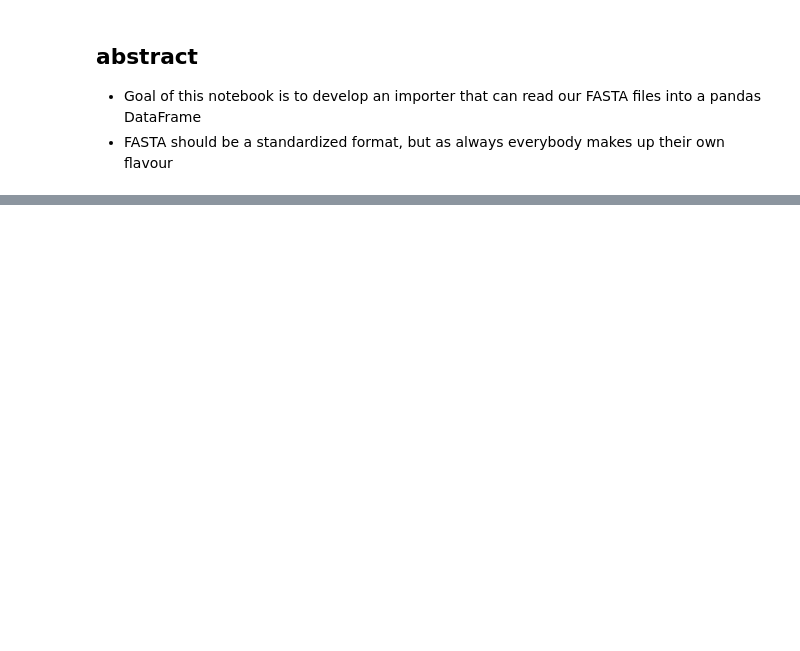
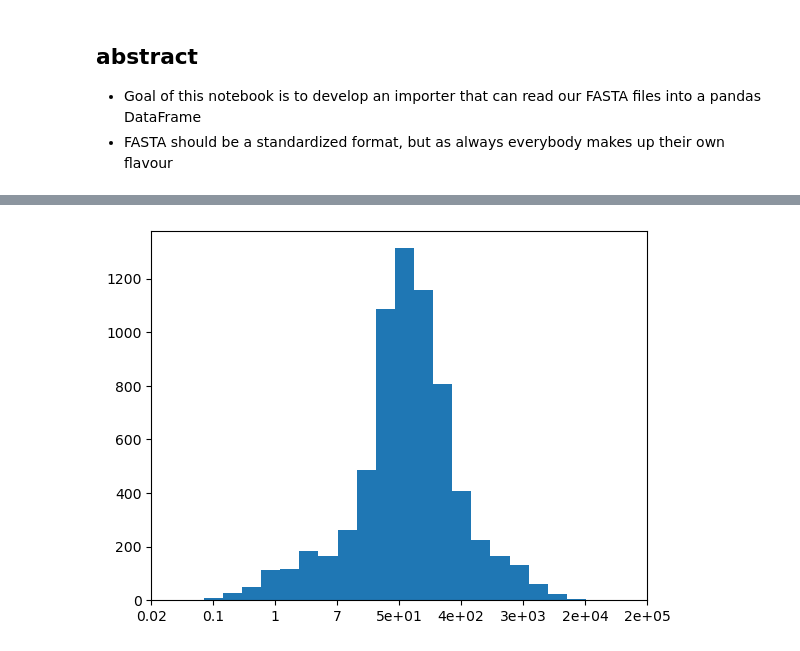
Before and after one commit to Q1vy/iGEM2025-TRAPS-Software-and-Modelling, a Jupyter notebook: sequence_reader.ipynb, the cells around one changed output, grey strips where cells are left out. Drawn from its saved outputs; the diff is of its cells as text; code cells hidden in the pictures; blank space fills up the shorter version.

Commit message:
added quantitative transcript data and import function
quantitative transcript data = TPM from expression atlas
another FASTA from ftp.embl, but probably just duplicates

```diff
--- a/sequence_reader.ipynb
+++ b/sequence_reader.ipynb
@@ -30,16 +60,0 @@ from time import time
-# %%
-file_path = "sequence_data/Saccharomyces_cerevisiae.R64-1-1.ncrna.fa"
-
-i = 0
-with open(file_path) as file:
-    buffer = ""
-    for line in file:
-        i += 1
-        if i > 20:
-            break; # can't and don't want to print all at once
-        buffer += line.rstrip()
-        z = buffer.rfind(">")
-        if z>0:
-            entry = buffer[:z].replace("\n", "")
-            buffer = buffer[z:]
-            print(entry, end = "\n\n")
@@ -150,4 +69,0 @@ transcriptom
-# %%
-with open("sequence_data/iGem_mCherry-forward_M13.fasta") as file: content = [line for line in file]
-print(content)
-{"SEQ_NAME": content[0][1:].rstrip(), "SEQUENCE": content[1]}
@@ -169,0 +90,9 @@ dtype: object
+# %%
+files = ["sequence_data/E-MTAB-8621-query-results.tpms.tsv", "sequence_data/E-MTAB-8626-query-results.tpms.tsv"] # same genes under different conditions -> data has to be merged
+_df = pd.read_csv(files[0], sep = '\t', skiprows = 4)
+for file in files[1:]:
+    _df = pd.merge(_df, pd.read_csv(file, sep = '\t', skiprows = 4) , how = "outer", on = ["Gene ID", "Gene Name"])
+
+df2 = _df.drop(columns = _df.filter(like="minute").columns) # combine tiemseries data by taking the max of the found expression
+df2["tpm_max"] = _df.filter(like="minute").max(axis = 1, skipna = True, numeric_only = True)
+df2
@@ -169,0 +113,7 @@ dtype: object
+# %%
+import matplotlib.pyplot as plt
+plt.hist(np.log(df2.tpm_max), bins = 20)
+xt = plt.xticks()[0]
+plt.xticks(ticks = xt, labels = [f"{v:.1g}" for v in np.exp(xt)]);
+# %% [output]
+[figure, added]
```
Also changed, not shown: parts of 21 cells of this notebook, 5 other files.
